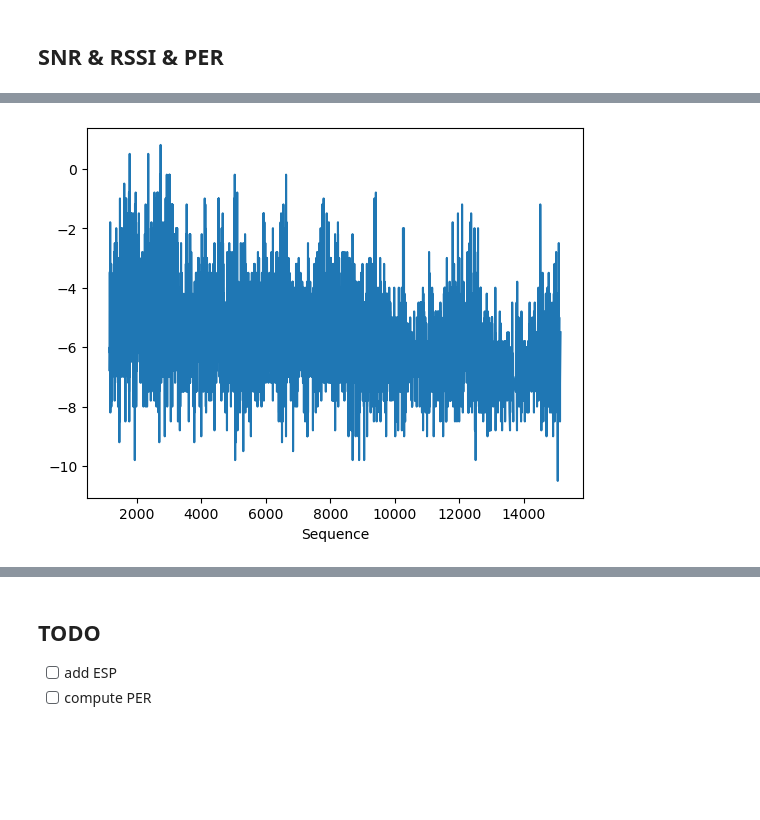
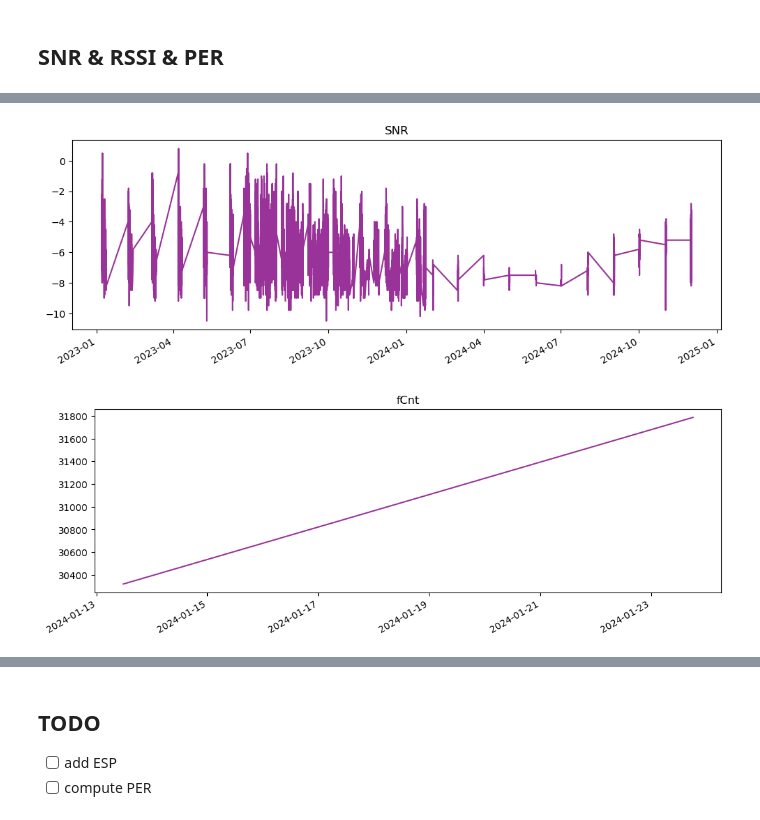
Before and after one commit to CampusIoT/datasets, a Jupyter notebook: SaintEynard/notebooks/refugegouter.ipynb, the cells around one changed output, grey strips where cells are left out. Cells and saved outputs as stored; diff of their text form; code cells hidden in the pictures; blank space fills up the shorter version.

```diff
--- a/SaintEynard/notebooks/refugegouter.ipynb
+++ b/SaintEynard/notebooks/refugegouter.ipynb
@@ -86,8 +61,19 @@ plt.show()
 # %%
-snr.plot()
+frames.plot(x='Date_Time', y='SNR', kind='line', rot=30,
+        color='purple', alpha=0.8,
+        legend=None,
+        title='SNR', xlabel='', ylabel='', fontsize=10, figsize=(12,4));
 plt.show()
 # %% [output]
-[figure, old version]
+[figure, new version]
 # %%
+leftside = frames[frames.Gateway == 'MTCD_Refuge_du_Gouter_LeftSide'].reset_index()
+leftside.plot(x='Date_Time', y='fCnt', kind='line', rot=30,
+        color='purple', alpha=0.8,
+        legend=None,
+        title='fCnt', xlabel='', ylabel='', fontsize=10, figsize=(12,4));
+plt.show()
 #fCnt.plot()
 #plt.show()
+# %% [output]
+[figure, added]
```
Also changed, not shown: parts of 15 cells of this notebook.
